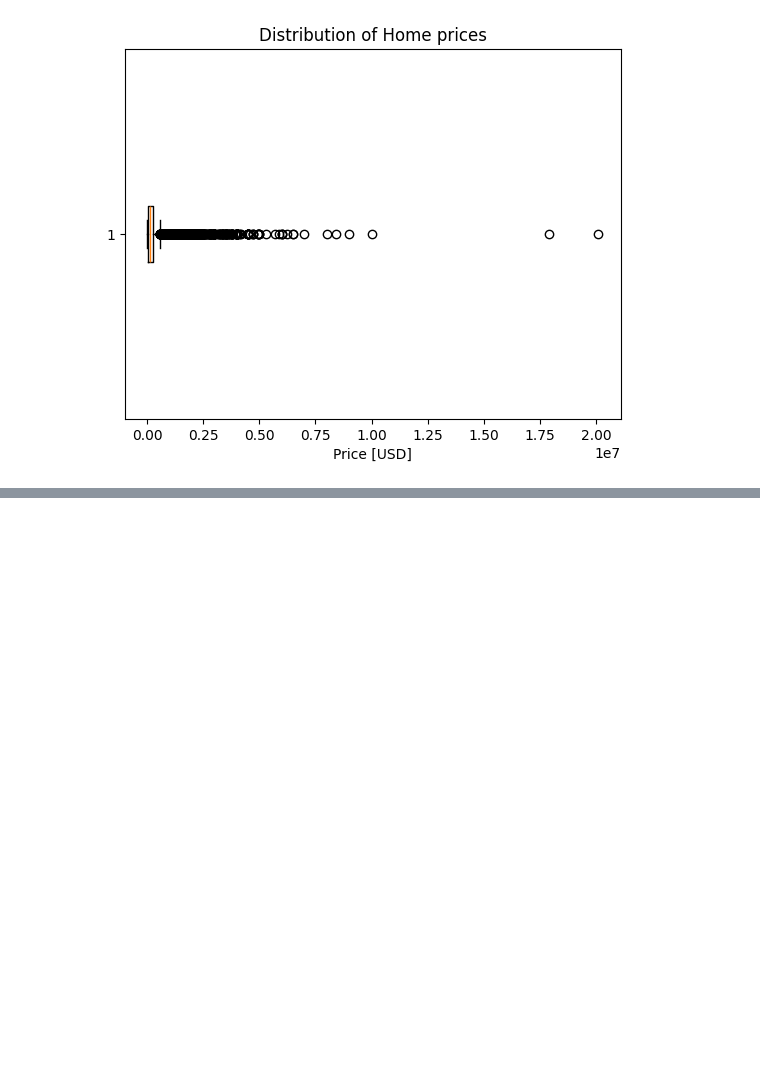
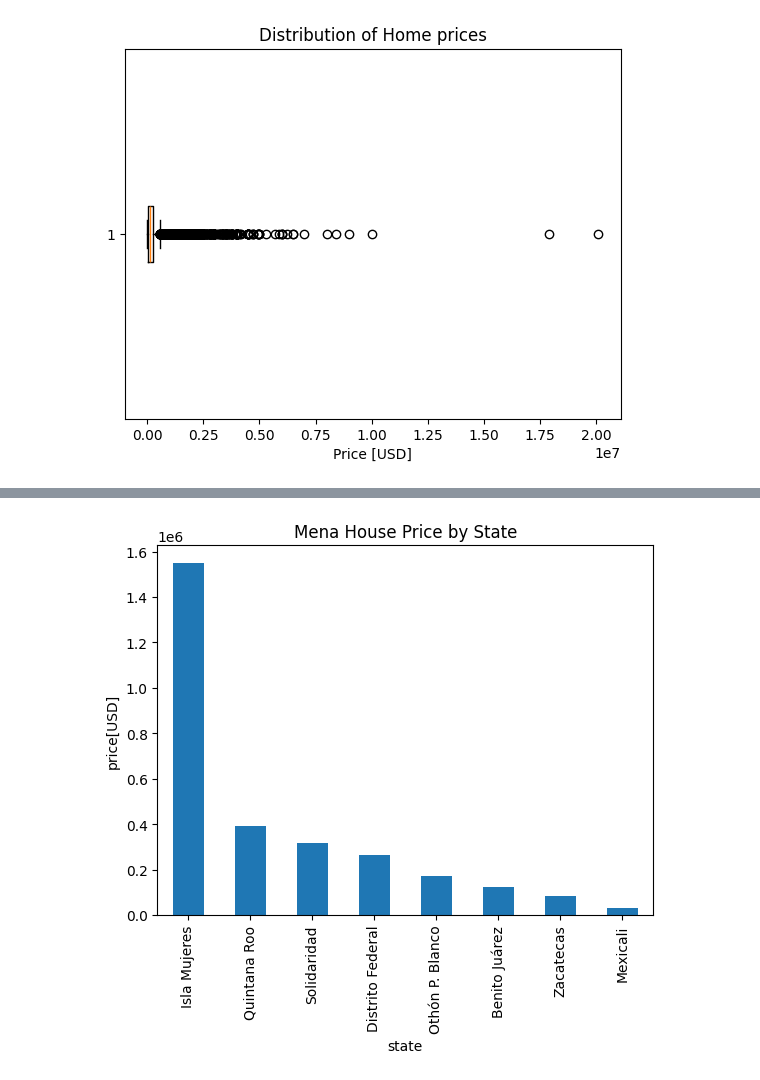
Before and after one commit to kassidy10/Developer, a Jupyter notebook: housing project/mexico.ipynb, the cells around one changed output, grey strips where cells are left out. Drawn from its saved outputs; the diff is of its cells as text; code cells hidden in the pictures; blank space fills up the shorter version.

```diff
--- a/housing project/mexico.ipynb
+++ b/housing project/mexico.ipynb
@@ -824,3 +824,7 @@ plt.title('Distribution of Home prices')
 # %% [output]
 Text(0.5, 1.0, 'Distribution of Home prices')
 [figure]
+# %%
+mean_price_by_state = data.groupby('state')['price_aprox_usd'].mean().sort_values(ascending=False)
+
+print('mean_house_price', type(mean_price_by_state))
@@ -826,0 +843,9 @@ Text(0.5, 1.0, 'Distribution of Home prices')
+# %%
+mean_price_by_state.plot(
+    kind='bar',
+    xlabel = 'state',
+    ylabel= 'price[USD]',
+    title= 'Mena House Price by State'
+);
+# %% [output]
+[figure, added]
```
Also changed, not shown: parts of 19 cells of this notebook, 7 other files.
